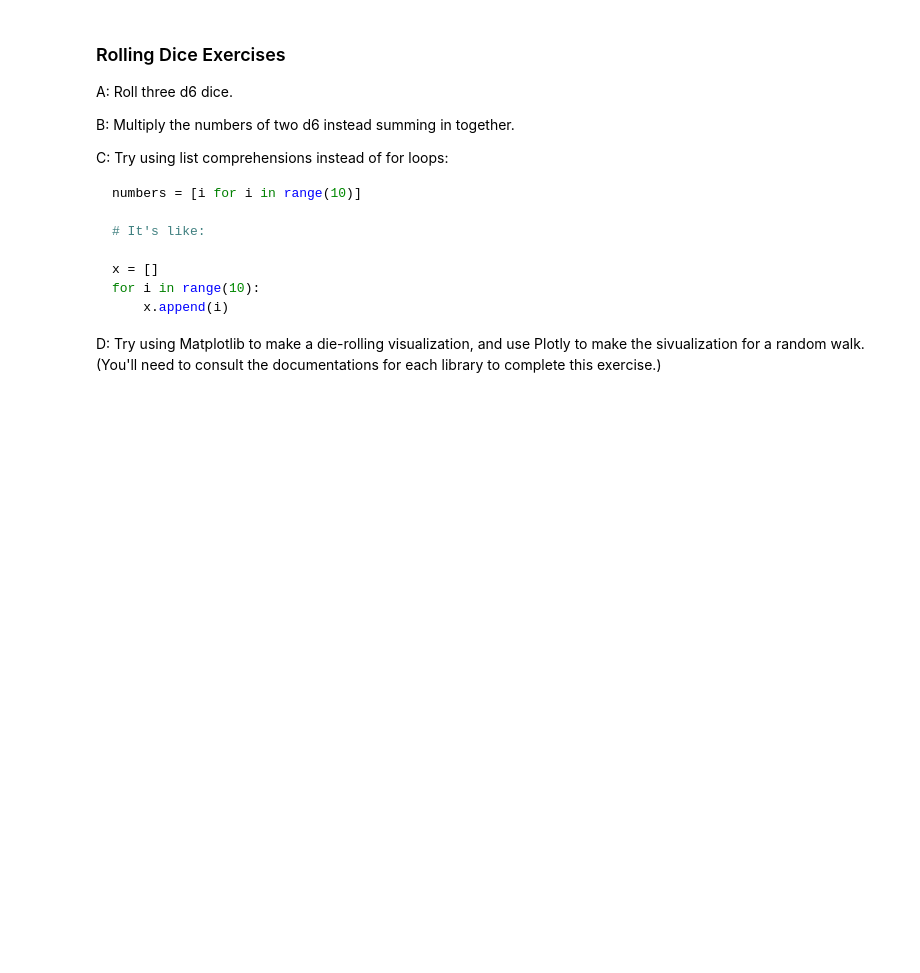
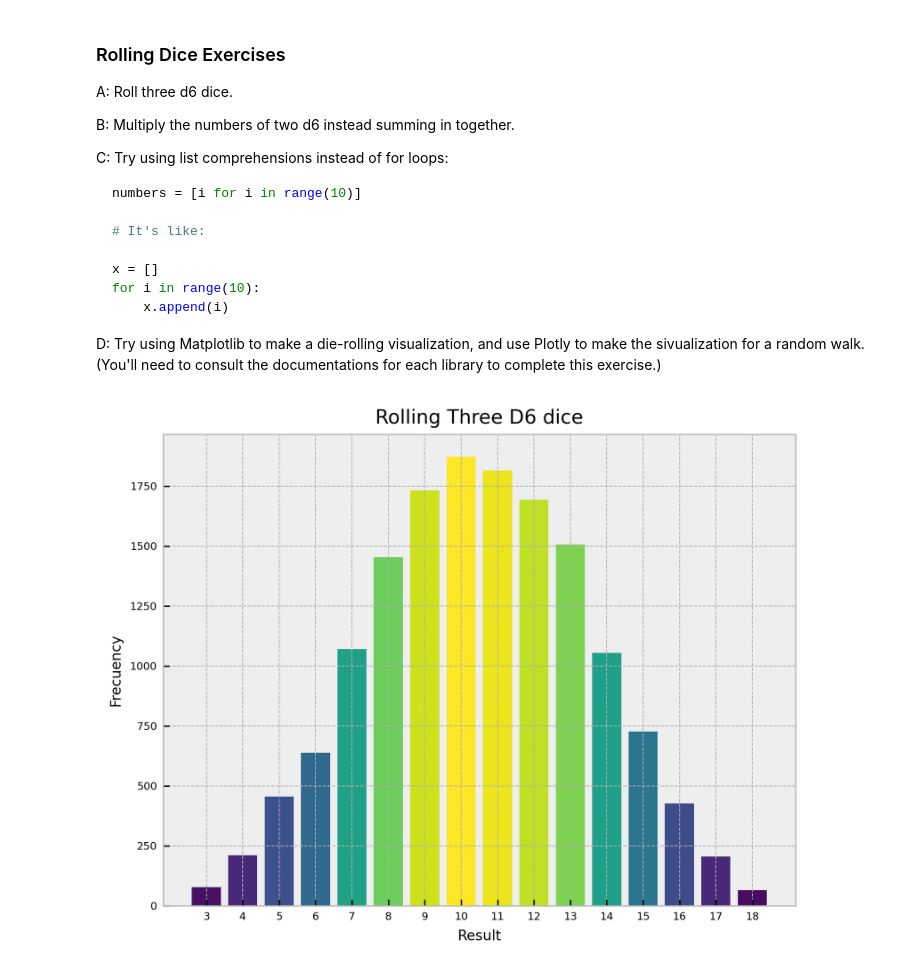
Before and after one commit to almanzanas/DataAnalystsJourney, a Jupyter notebook: data_visualization/generating_data.ipynb, the cells around one changed output. Saved outputs shown, nothing was run; the diff lists cells and outputs as text; code cells hidden in the pictures; blank space fills up the shorter version.

```diff
--- a/data_visualization/generating_data.ipynb
+++ b/data_visualization/generating_data.ipynb
@@ -591,0 +690,36 @@ D: Try using Matplotlib to make a die-rolling visualization, and use Plotly to m
+# %%
+#### Matplotlib for die-rolling and Plotly for a random walk
+
+import matplotlib.pyplot as plt
+import numpy as np
+
+from modules.die import Die
+
+die_1 = Die(6)
+die_2 = Die(6)
+die_3 = Die(6)
+
+results = [die_1.roll() + die_2.roll() + die_3.roll() for roll_num in range(15000)]
+
+max_result = die_1.num_sides + die_2.num_sides + die_3.num_sides
+poss_results = range(3, max_result+1)
+frecuencies = [results.count(value) for value in poss_results]
+
+normalized_frequencies = np.array(frecuencies) / max(frecuencies)
+colors = plt.cm.viridis(normalized_frequencies)
+
+fig, ax = plt.subplots(dpi=300)
+
+ax.bar(poss_results, frecuencies, color=colors)
+ax.set_title("Rolling Three D6 dice", fontsize=11)
+ax.set_xlabel("Result", fontsize=8)
+ax.set_ylabel("Frecuency", fontsize=8)
+
+plt.xticks(poss_results, fontsize=6)
+plt.yticks(fontsize=6)
+
+plt.show()
+
+# fig.write_html("visual_frecuencies_d6d10.html") --> Remember this for save your chart html
+# %% [output]
+[figure, added]
```
Also changed, not shown: parts of 10 cells of this notebook, 1 other file.
